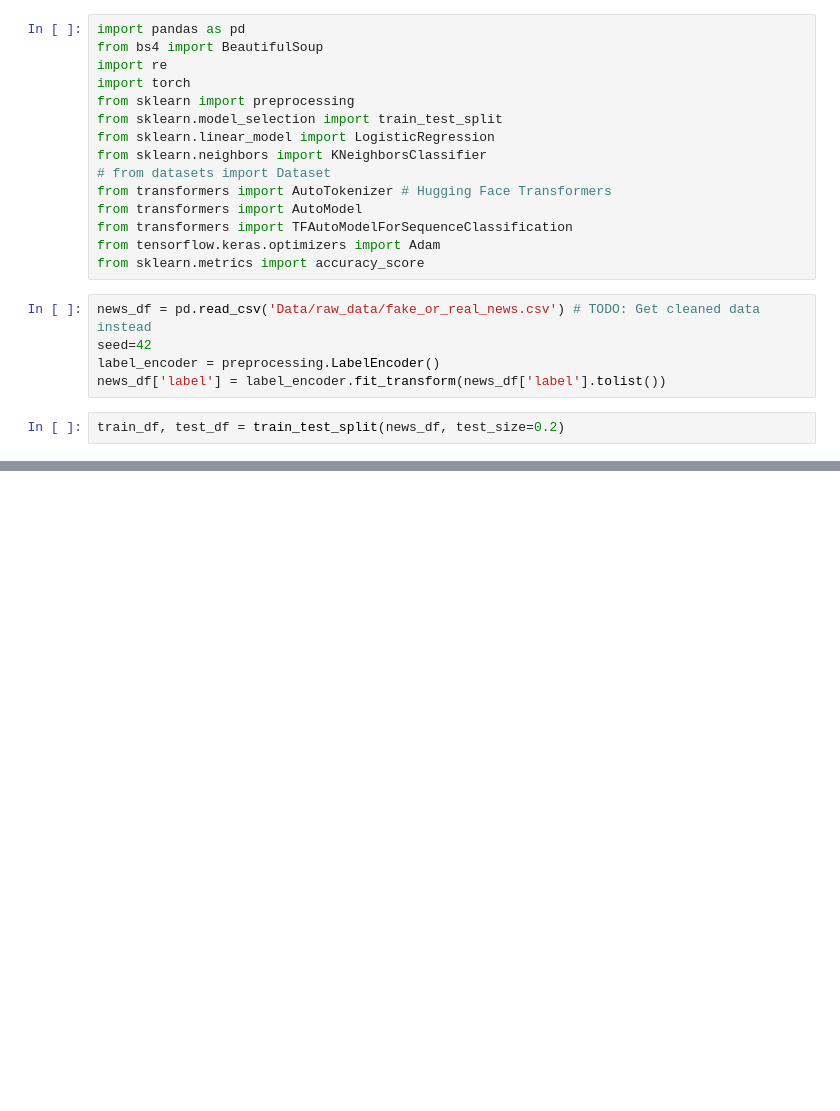
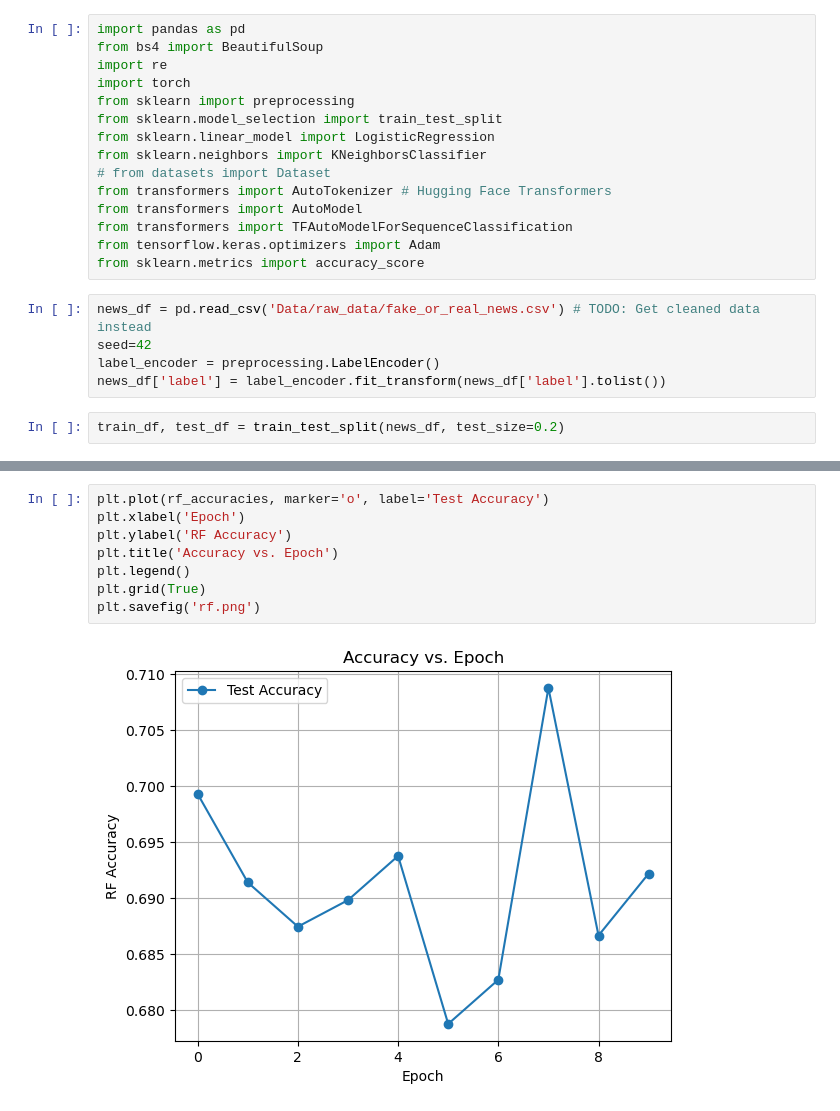
Before and after one commit to rimshaTest/Fake-News-NLP, a Jupyter notebook: Model_training.ipynb, the cells around one changed output, grey strips where cells are left out. Saved outputs shown, nothing was run; the diff lists cells and outputs as text; blank space fills up the shorter version.

```diff
--- a/Model_training.ipynb
+++ b/Model_training.ipynb
@@ -296,0 +261,10 @@ Accuracy: 0.6527229676400947
+# %%
+plt.plot(rf_accuracies, marker='o', label='Test Accuracy')
+plt.xlabel('Epoch')
+plt.ylabel('RF Accuracy')
+plt.title('Accuracy vs. Epoch')
+plt.legend()
+plt.grid(True)
+plt.savefig('rf.png')
+# %% [output]
+[figure, added]
```
Also changed, not shown: parts of 8 cells of this notebook, 4 other files.
